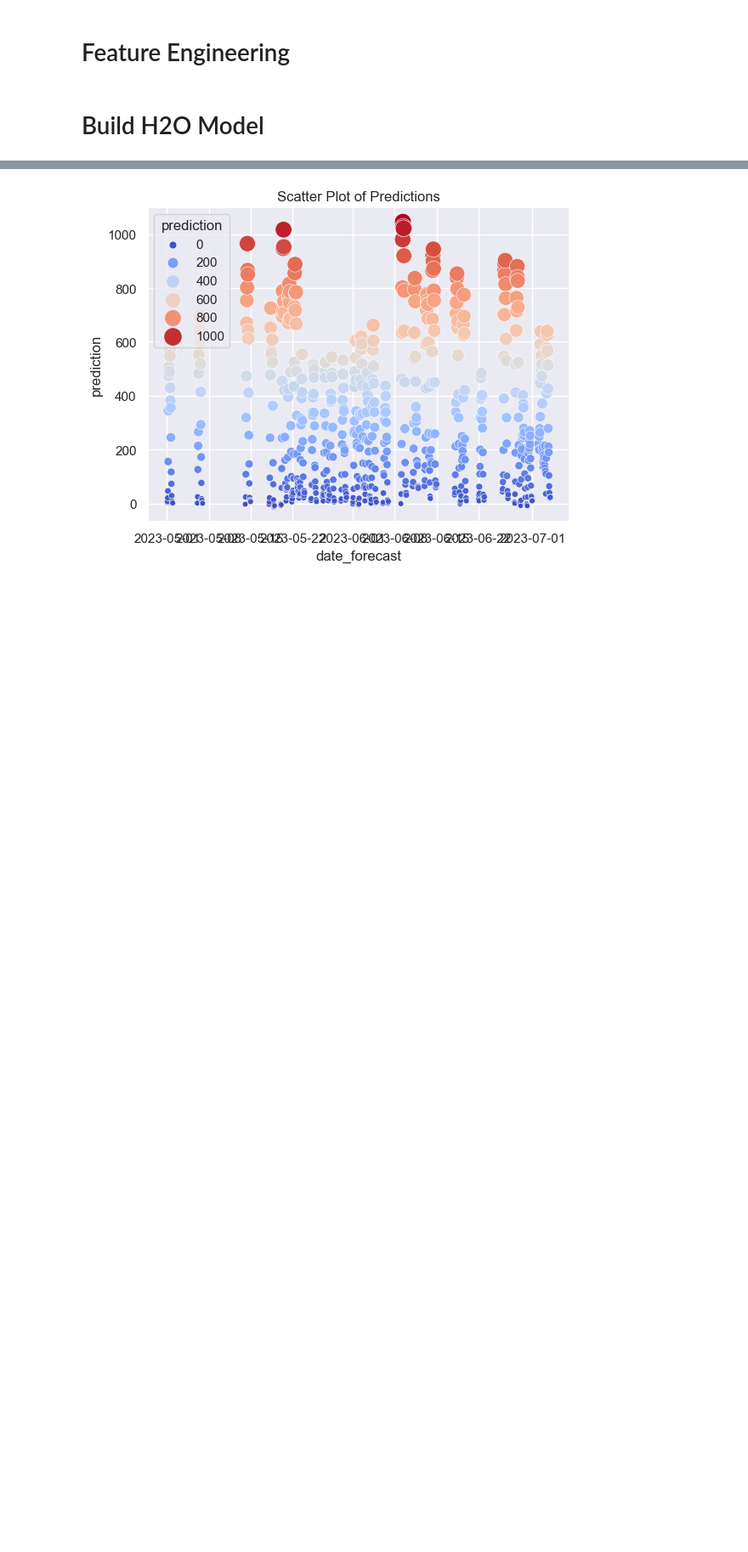
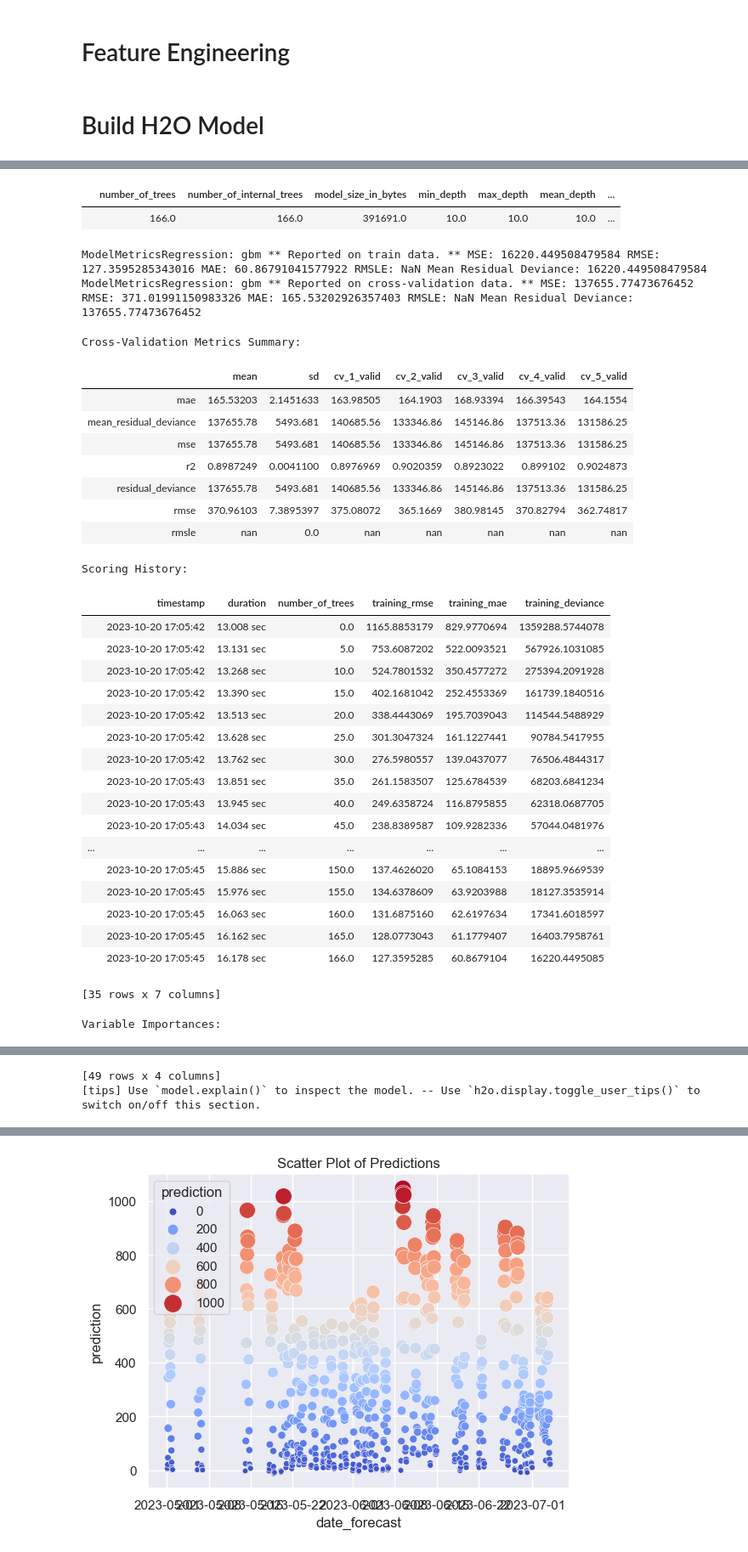
Before and after one commit to henningolweus/MLprosjekt, a Jupyter notebook: data/DataExploration.ipynb, the cells around one changed output, grey strips where cells are left out. Shown at 85% size. Cells and saved outputs as stored; diff of their text form; code cells hidden in the pictures; blank space fills up the shorter version.

```diff
--- a/data/DataExploration.ipynb
+++ b/data/DataExploration.ipynb
@@ -492,0 +431,42 @@ Variable Importances:
+# %%
+from h2o.automl import H2OAutoML
+
+def build_model(X_train,y_train,location,model_name):
+    merged_data = X_train.copy()
+    merged_data['pv_measurement'] = y_train['pv_measurement'].values
+
+    y = 'pv_measurement'
+    x = list(X_train_b.columns)
+    train = h2o.H2OFrame(merged_data)
+
+    aml = H2OAutoML(
+        max_models = 20,
+        max_runtime_secs = 120,
+        #exclude_algos =['DeepLearning'],
+        seed = 1,
+        # stopping_metric ='logloss',
+        sort_metric ='mae',
+        balance_classes = False,
+        project_name ='Project1'
+    )
+
+    aml.train(x=x, y=y, training_frame=train)
+
+    lb = aml.leaderboard
+    leader = aml.leader
+    print(lb.head(rows=lb.nrows))
+
+    h2o.save_model(leader, path=f'Saved_models/{location.upper()}',model_id = model_name)
+
+    return lb,leader
+
+def predict(model, X_test):
+
+    test = pd.read_csv('test.csv')
+    pred_time_stamps = test['time'].unique()
+    X_test = X_test[X_test.index.isin(pred_time_stamps)]
+    preds = model.predict(h2o.H2OFrame(X_test))
+
+    return preds
+# %%
+lb_a,model_a = build_model(X_train_a,y_train_a,'A')
@@ -526,0 +551,3 @@ gbm prediction progress: |██████████████████
+# %%
+model_a
+# %% [output]
@@ -526,0 +556,33 @@ gbm prediction progress: |██████████████████
+|  | number_of_trees | number_of_internal_trees | model_size_in_bytes | min_depth | max_depth | mean_depth | ... |
+|  | 166.0 | 166.0 | 391691.0 | 10.0 | 10.0 | 10.0 | ... |
+ModelMetricsRegression: gbm ** Reported on train data. ** MSE: 16220.449508479584 RMSE: 127.3595285343016 MAE: 60.86791041577922 RMSLE: NaN Mean Residual Deviance: 16220.449508479584
+ModelMetricsRegression: gbm ** Reported on cross-validation data. ** MSE: 137655.77473676452 RMSE: 371.01991150983326 MAE: 165.53202926357403 RMSLE: NaN Mean Residual Deviance: 137655.77473676452
+Cross-Validation Metrics Summary:
+|  | mean | sd | cv_1_valid | cv_2_valid | cv_3_valid | cv_4_valid | cv_5_valid |
+| mae | 165.53203 | 2.1451633 | 163.98505 | 164.1903 | 168.93394 | 166.39543 | 164.1554 |
+| mean_residual_deviance | 137655.78 | 5493.681 | 140685.56 | 133346.86 | 145146.86 | 137513.36 | 131586.25 |
+| mse | 137655.78 | 5493.681 | 140685.56 | 133346.86 | 145146.86 | 137513.36 | 131586.25 |
+| r2 | 0.8987249 | 0.0041100 | 0.8976969 | 0.9020359 | 0.8923022 | 0.899102 | 0.9024873 |
+| residual_deviance | 137655.78 | 5493.681 | 140685.56 | 133346.86 | 145146.86 | 137513.36 | 131586.25 |
+| rmse | 370.96103 | 7.3895397 | 375.08072 | 365.1669 | 380.98145 | 370.82794 | 362.74817 |
+| rmsle | nan | 0.0 | nan | nan | nan | nan | nan |
+Scoring History:
+|  | timestamp | duration | number_of_trees | training_rmse | training_mae | training_deviance |
+|  | 2023-10-20 17:05:42 | 13.008 sec | 0.0 | 1165.8853179 | 829.9770694 | 1359288.5744078 |
+|  | 2023-10-20 17:05:42 | 13.131 sec | 5.0 | 753.6087202 | 522.0093521 | 567926.1031085 |
+|  | 2023-10-20 17:05:42 | 13.268 sec | 10.0 | 524.7801532 | 350.4577272 | 275394.2091928 |
+|  | 2023-10-20 17:05:42 | 13.390 sec | 15.0 | 402.1681042 | 252.4553369 | 161739.1840516 |
+|  | 2023-10-20 17:05:42 | 13.513 sec | 20.0 | 338.4443069 | 195.7039043 | 114544.5488929 |
+|  | 2023-10-20 17:05:42 | 13.628 sec | 25.0 | 301.3047324 | 161.1227441 | 90784.5417955 |
+|  | 2023-10-20 17:05:42 | 13.762 sec | 30.0 | 276.5980557 | 139.0437077 | 76506.4844317 |
+|  | 2023-10-20 17:05:43 | 13.851 sec | 35.0 | 261.1583507 | 125.6784539 | 68203.6841234 |
+|  | 2023-10-20 17:05:43 | 13.945 sec | 40.0 | 249.6358724 | 116.8795855 | 62318.0687705 |
+|  | 2023-10-20 17:05:43 | 14.034 sec | 45.0 | 238.8389587 | 109.9282336 | 57044.0481976 |
+| ... | ... | ... | ... | ... | ... | ... |
+|  | 2023-10-20 17:05:45 | 15.886 sec | 150.0 | 137.4626020 | 65.1084153 | 18895.9669539 |
+|  | 2023-10-20 17:05:45 | 15.976 sec | 155.0 | 134.6378609 | 63.9203988 | 18127.3535914 |
+|  | 2023-10-20 17:05:45 | 16.063 sec | 160.0 | 131.6875160 | 62.6197634 | 17341.6018597 |
+|  | 2023-10-20 17:05:45 | 16.162 sec | 165.0 | 128.0773043 | 61.1779407 | 16403.7958761 |
+|  | 2023-10-20 17:05:45 | 16.178 sec | 166.0 | 127.3595285 | 60.8679104 | 16220.4495085 |
+[35 rows x 7 columns]
+Variable Importances:
@@ -526,0 +606,2 @@ gbm prediction progress: |██████████████████
+[49 rows x 4 columns]
+[tips] Use `model.explain()` to inspect the model. -- Use `h2o.display.toggle_user_tips()` to switch on/off this section.
```
Also changed, not shown: parts of 55 cells of this notebook, 8 other files.
